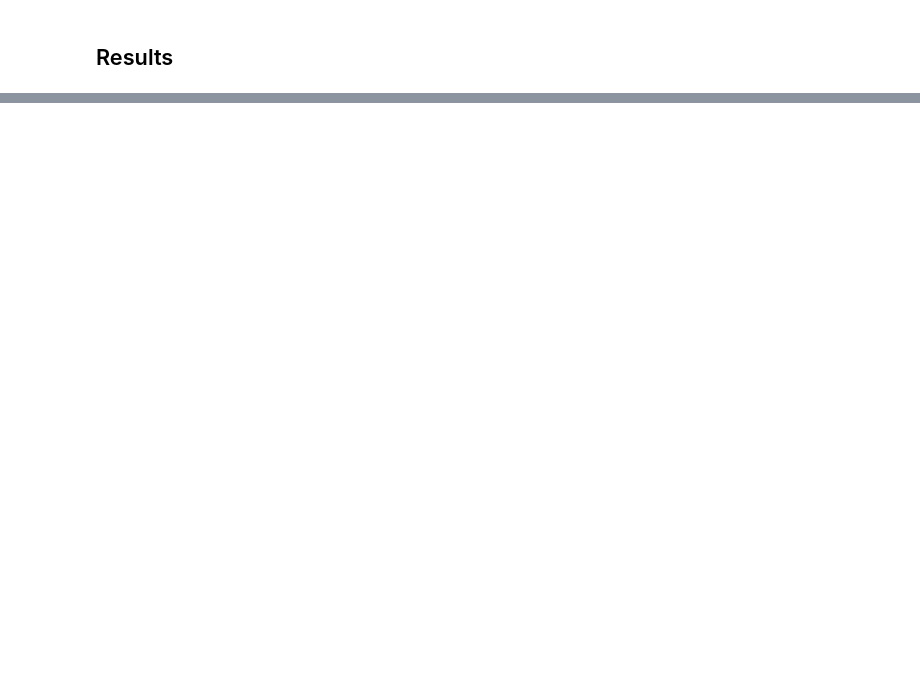
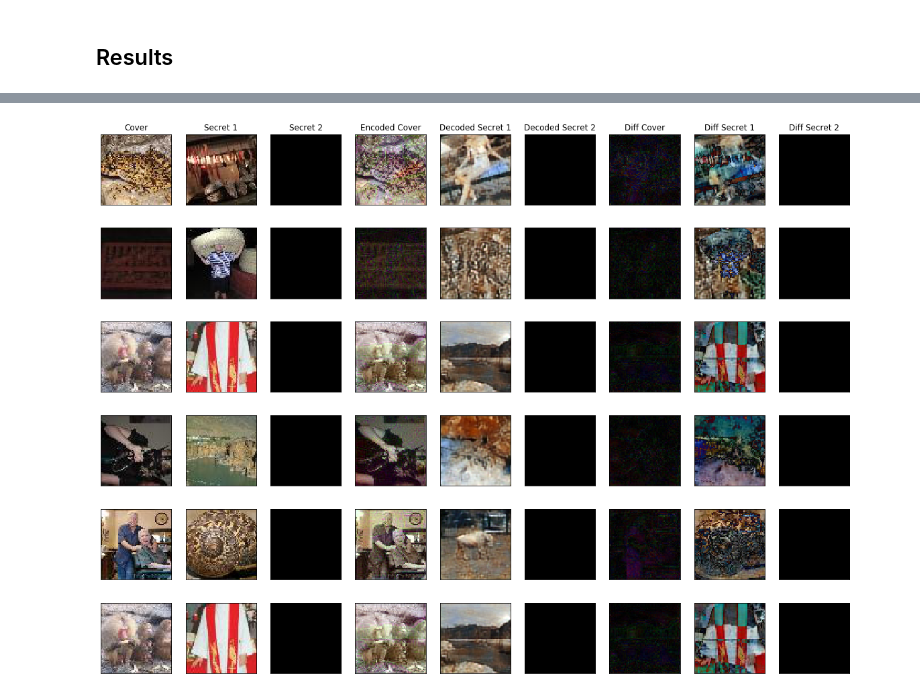
Before and after one commit to ZachariahPang/Math-110B-project3, a Jupyter notebook: Steg-NN-multi.ipynb, the cells around one changed output, grey strips where cells are left out. Cells and saved outputs as stored; diff of their text form; code cells hidden in the pictures; blank space fills up the shorter version.

Commit message:
almost finished Steg-NN-multi
S_1, S_2, S'_1, S'_2 seems to be out of order. Try fixing random_idx and check output

```diff
--- a/Steg-NN-multi.ipynb
+++ b/Steg-NN-multi.ipynb
@@ -390,49 +416,56 @@ diff_S_1, diff_S_2, diff_C = np.abs(decoded_S_1 - input_S[...,0:3]), np.abs(deco
 # %%
-# # Configs for results display
+# Configs for results display
 
-# # Show images in gray scale
-# SHOW_GRAY = False
-# # Show difference bettwen predictions and ground truth.
-# SHOW_DIFF = True
+# Show images in gray scale
+SHOW_GRAY = False
+# Show difference bettwen predictions and ground truth.
+SHOW_DIFF = True
 
-# # Diff enhance magnitude
-# ENHANCE = 1
+# Diff enhance magnitude
+ENHANCE = 1
 
-# # Number of secret and cover pairs to show.
-# n = 6
+# Number of secret and cover pairs to show.
+n = 6
 
-# def rgb2gray(rgb):
-#     return np.dot(rgb[...,:3], [0.299, 0.587, 0.114])
+def rgb2gray(rgb):
+    return np.dot(rgb[...,:3], [0.299, 0.587, 0.114])
 
-# def show_image(img, n_rows, n_col, idx, gray=False, first_row=False, title=None):
-#     ax = plt.subplot(n_rows, n_col, idx)
-#     if gray:
-#         plt.imshow(rgb2gray(img), cmap = plt.get_cmap('gray'))
-#     else:
-#         plt.imshow(img)
-#     ax.get_xaxis().set_visible(False)
-#     ax.get_yaxis().set_visible(False)
-#     if first_row:
-#         plt.title(title)
+def show_image(img, n_rows, n_col, idx, gray=False, first_row=False, title=None):
+    ax = plt.subplot(n_rows, n_col, idx)
+    if gray:
+        plt.imshow(rgb2gray(img), cmap = plt.get_cmap('gray'))
+    else:
+        plt.imshow(img)
+    ax.get_xaxis().set_visible(False)
+    ax.get_yaxis().set_visible(False)
+    if first_row:
+        plt.title(title)
 
-# plt.figure(figsize=(14, 15))
-# rand_indx = [random.randint(0, 1000) for x in range(n)]
-# # for i, idx in enumerate(range(0, n)):
-# for i, idx in enumerate(rand_indx):
-#     n_col = 6 if SHOW_DIFF else 4
+plt.figure(figsize=(20, 15))
+rand_indx = [random.randint(0, input_C.shape[0]) for x in range(n)]
+# for i, idx in enumerate(range(0, n)):
+for i, idx in enumerate(rand_indx):
+    n_col = 9 if SHOW_DIFF else 6
 
-#     show_image(input_C[idx], n, n_col, i * n_col + 1, gray=SHOW_GRAY, first_row=i==0, title='Cover')
+    show_image(input_C[idx], n, n_col, i * n_col + 1, gray=SHOW_GRAY, first_row=i==0, title='Cover')
 
-#     show_image(input_S[idx], n, n_col, i * n_col + 2, gray=SHOW_GRAY, first_row=i==0, title='Secret')
+    show_image(input_S_1[idx], n, n_col, i * n_col + 2, gray=SHOW_GRAY, first_row=i==0, title='Secret 1')
 
-#     show_image(decoded_C[idx], n, n_col, i * n_col + 3, gray=SHOW_GRAY, first_row=i==0, title='Encoded Cover')
+    show_image(input_S_2[idx], n, n_col, i * n_col + 3, gray=SHOW_GRAY, first_row=i==0, title='Secret 2')
 
-#     show_image(decoded_S[idx], n, n_col, i * n_col + 4, gray=SHOW_GRAY, first_row=i==0, title='Decoded Secret')
+    show_image(decoded_C[idx], n, n_col, i * n_col + 4, gray=SHOW_GRAY, first_row=i==0, title='Encoded Cover')
+
+    show_image(decoded_S_1[idx], n, n_col, i * n_col + 5, gray=SHOW_GRAY, first_row=i==0, title='Decoded Secret 1')
+
+    show_image(decoded_S_2[idx], n, n_col, i * n_col + 6, gray=SHOW_GRAY, first_row=i==0, title='Decoded Secret 2')
 
 
-#     if SHOW_DIFF:
-#         show_image(np.multiply(diff_C[idx], ENHANCE), n, n_col, i * n_col + 5, gray=SHOW_GRAY, first_row=i==0, title='Diff Cover')
+    if SHOW_DIFF:
+        show_image(np.multiply(diff_C[idx], ENHANCE), n, n_col, i * n_col + 7, gray=SHOW_GRAY, first_row=i==0, title='Diff Cover')
 
-#         show_image(np.multiply(diff_S[idx], ENHANCE), n, n_col, i * n_col + 6, gray=SHOW_GRAY, first_row=i==0, title='Diff Secret')
+        show_image(np.multiply(diff_S_1[idx], ENHANCE), n, n_col, i * n_col + 8, gray=SHOW_GRAY, first_row=i==0, title='Diff Secret 1')
 
-# plt.show()
+        show_image(np.multiply(diff_S_2[idx], ENHANCE), n, n_col, i * n_col + 9, gray=SHOW_GRAY, first_row=i==0, title='Diff Secret 2')
+
+plt.show()
+# %% [output]
@@ -438,0 +483 @@ diff_S_1, diff_S_2, diff_C = np.abs(decoded_S_1 - input_S[...,0:3]), np.abs(deco
+[figure, added]
```
Also changed, not shown: parts of 17 cells of this notebook, 1 other file.
